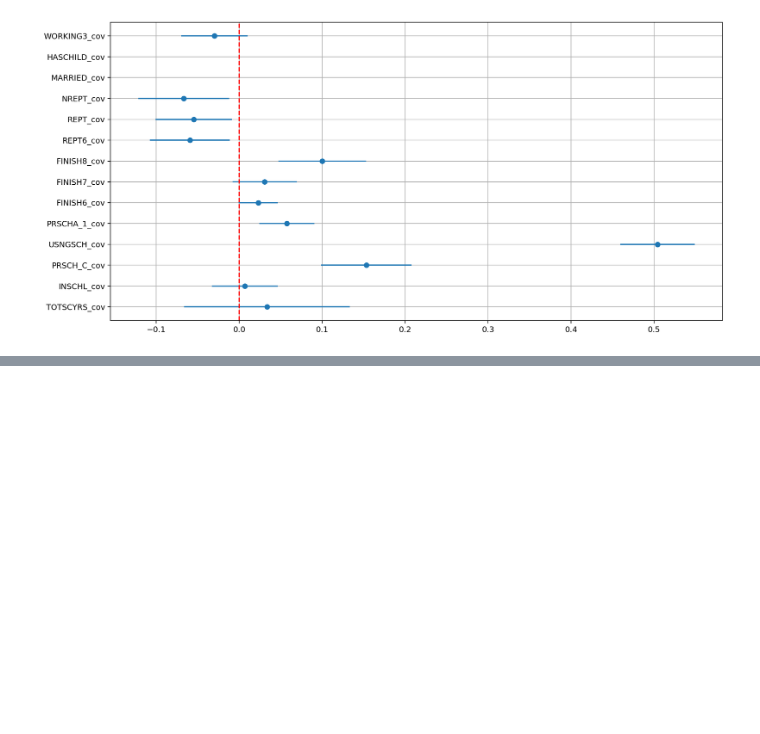
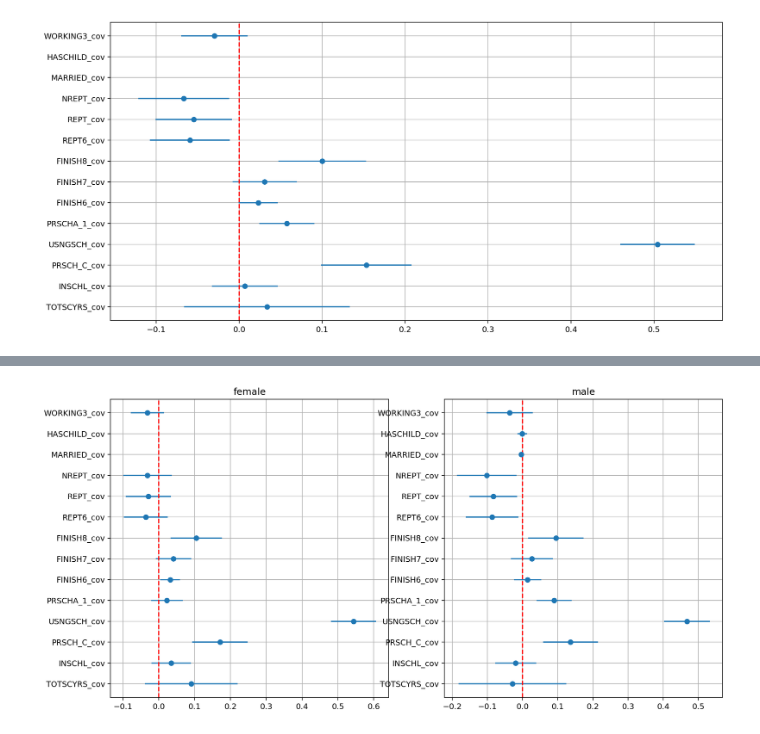
Before and after one commit to kosekitau/causal_inference, a Jupyter notebook: notebook/paces_experiment.ipynb, the cells around one changed output, grey strips where cells are left out. Cells and saved outputs as stored; diff of their text form; code cells hidden in the pictures; blank space fills up the shorter version.

```diff
--- a/notebook/paces_experiment.ipynb
+++ b/notebook/paces_experiment.ipynb
@@ -6,8 +6,8 @@ import statsmodels.api as sm
 import warnings
 warnings.filterwarnings("ignore")
 # %%
-df = pd.read_csv("../data/vouchers.csv", index_col=0)
-df = df.query(" TAB3SMPL==1 & BOG95SMP==1 ") # データの絞り込み
+vouchers = pd.read_csv("../data/vouchers.csv", index_col=0)
+df = vouchers.query(" TAB3SMPL==1 & BOG95SMP==1 ") # データの絞り込み
 # %%
 df.head()
 # %% [output]
@@ -114,9 +116,3 @@ formula_y = [
     "HOURSUM",
     "WORKING3"
 ]
-# %%
-y = df["PRSCHA_1"]
-x = df[z+selection_bias]
-x = sm.add_constant(x)
-model = sm.OLS(y, x).fit()
-model.summary()
@@ -248,0 +359,43 @@ plt.close()
+# %%
+coefs_female = []
+varnames_female = []
+errors_female = []
+coefs_male = []
+varnames_male = []
+errors_male = []
+
+for y in formula_y:
+    if y == "HOURSUM":
+        continue
+    varname = y + "_cov"
+    coef = models_female[varname].params["VOUCH0"]
+    ci = models_female[varname].conf_int().loc["VOUCH0", 1]
+    error = ci - coef
+
+    coefs_female.append(coef)
+    varnames_female.append(varname)
+    errors_female.append(error)
+
+    coef = models_male[varname].params["VOUCH0"]
+    ci = models_male[varname].conf_int().loc["VOUCH0", 1]
+    error = ci - coef
+
+    coefs_male.append(coef)
+    varnames_male.append(varname)
+    errors_male.append(error)
+
+fig = plt.figure(figsize=(14, 7), dpi=180)
+ax = fig.add_subplot(121)
+ax.errorbar(x=coefs_female, y=varnames_female, xerr=errors_female, fmt='o')
+ax.axvline(0, color='red', linestyle="--")
+ax.set_title("female")
+plt.grid()
+ax = fig.add_subplot(122)
+ax.errorbar(x=coefs_male, y=varnames_male, xerr=errors_male, fmt='o')
+ax.axvline(0, color='red', linestyle="--")
+ax.set_title("male")
+plt.grid()
+plt.show()
+plt.close()
+# %% [output]
+[figure, added]
```
Also changed, not shown: parts of 8 cells of this notebook.
